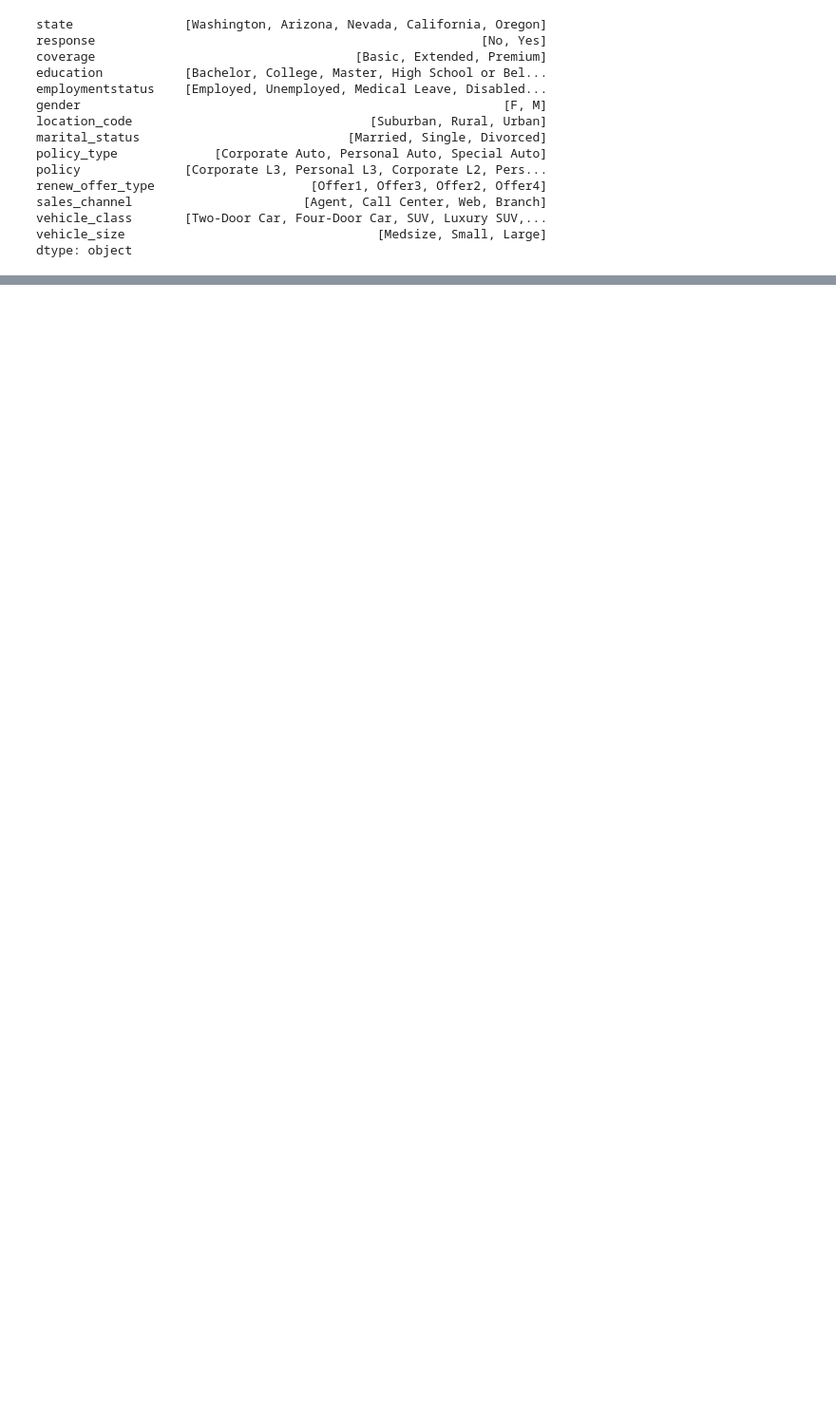
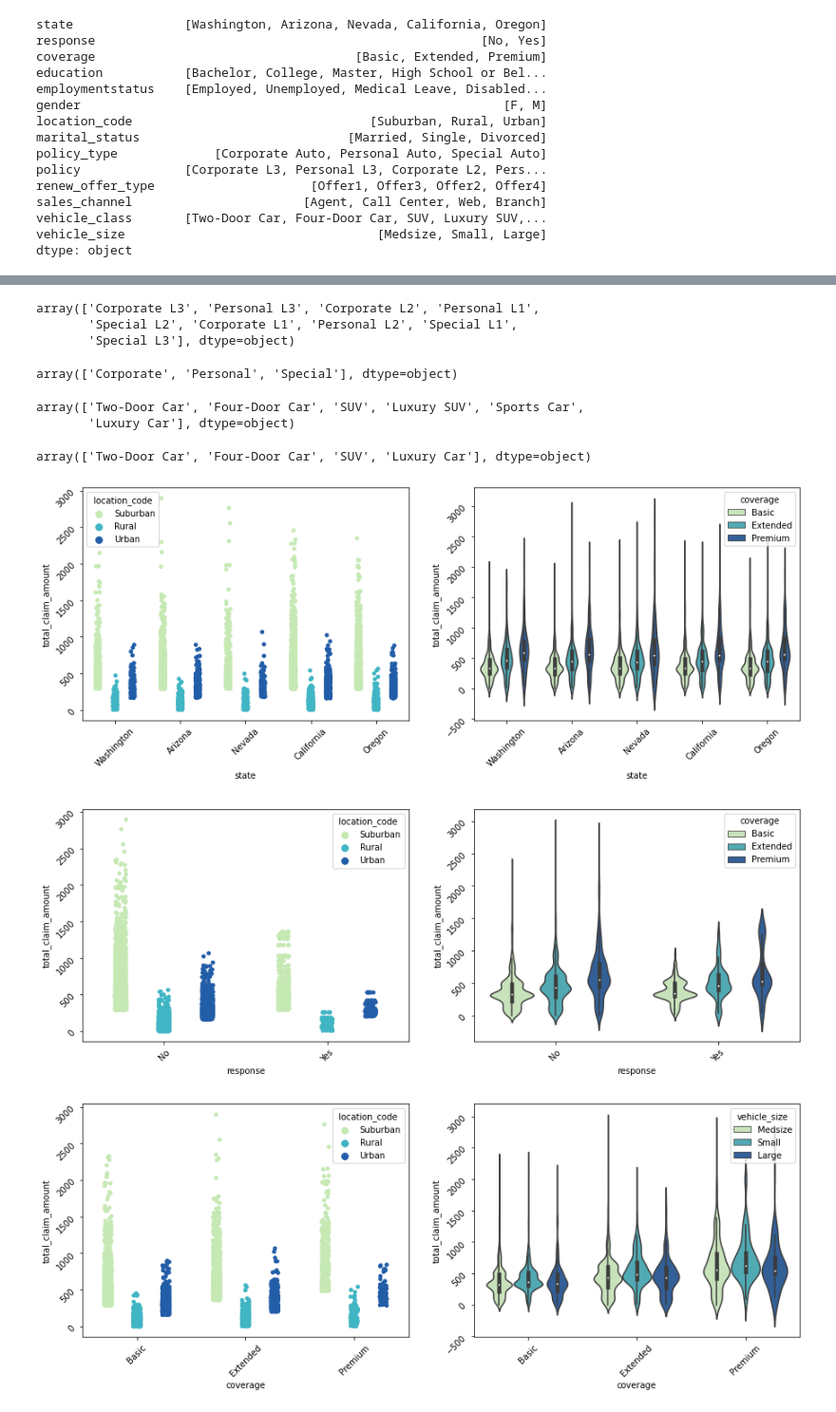
Before and after one commit to nataschaberg/linear-regression-lab, a Jupyter notebook: lab-2.ipynb, the cells around one changed output, grey strips where cells are left out. Shown at 95% size. Cells and saved outputs as stored; diff of their text form; code cells hidden in the pictures; blank space fills up the shorter version.

```diff
--- a/lab-2.ipynb
+++ b/lab-2.ipynb
@@ -104,0 +182,32 @@ for col in categoricals:
+# %%
+categoricals['policy'].unique()
+# %% [output]
+array(['Corporate L3', 'Personal L3', 'Corporate L2', 'Personal L1',
+       'Special L2', 'Corporate L1', 'Personal L2', 'Special L1',
+       'Special L3'], dtype=object)
+# %%
+df_trimmed = customer_df
+df_trimmed['policy'] = [val.split(' ')[0] for val in df_trimmed['policy']]
+# %%
+df_trimmed['policy'].unique()
+# %% [output]
+array(['Corporate', 'Personal', 'Special'], dtype=object)
+# %%
+df_trimmed['vehicle_class'].unique()
+# %% [output]
+array(['Two-Door Car', 'Four-Door Car', 'SUV', 'Luxury SUV', 'Sports Car',
+       'Luxury Car'], dtype=object)
+# %%
+# for vehicle class let's combine Luxury SUV, Luxury Car and Sports Car to Luxury Car
+# [f(x) for x in sequence if condition]
+df_trimmed['vehicle_class'] = ['Luxury Car'if val == 'Sports Car' or val == 'Luxury SUV' else val for val in df_trimmed['vehicle_class']]
+# %%
+df_trimmed['vehicle_class'].unique()
+# %% [output]
+array(['Two-Door Car', 'Four-Door Car', 'SUV', 'Luxury Car'], dtype=object)
+# %%
+ plot_categoricals_in_context(df_trimmed, 'location_code', 'coverage', 'vehicle_size')
+# %% [output]
+[figure, added]
+[figure, added]
+[figure, added]
```
Also changed, not shown: parts of 13 cells of this notebook.
